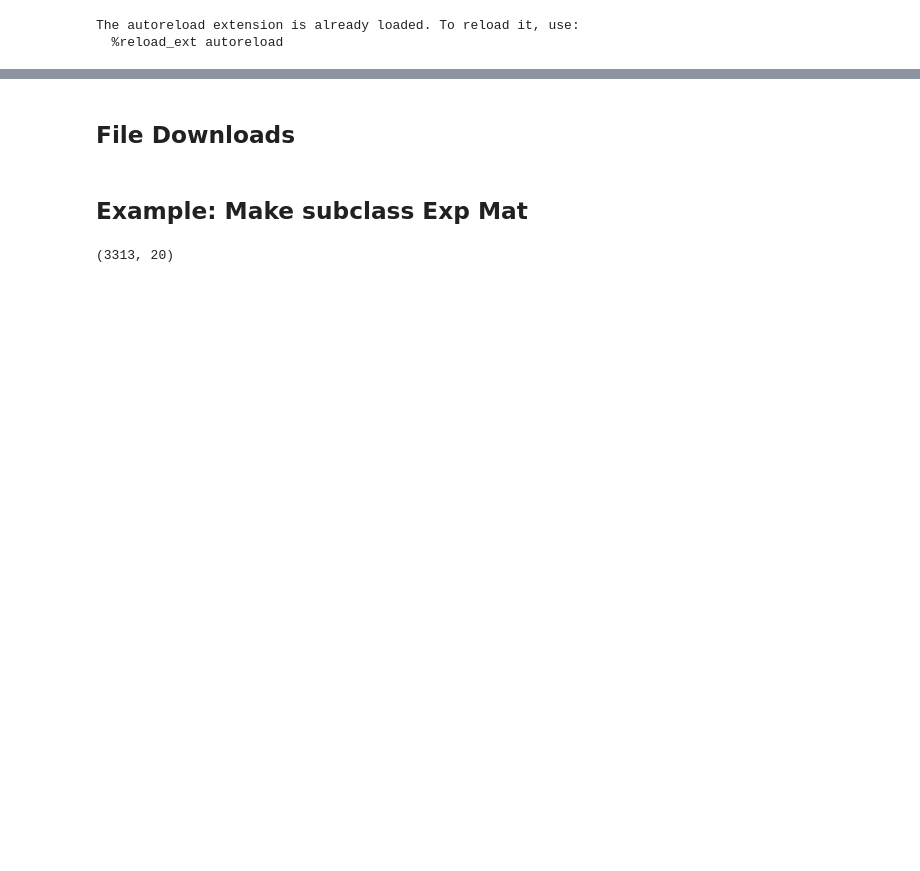
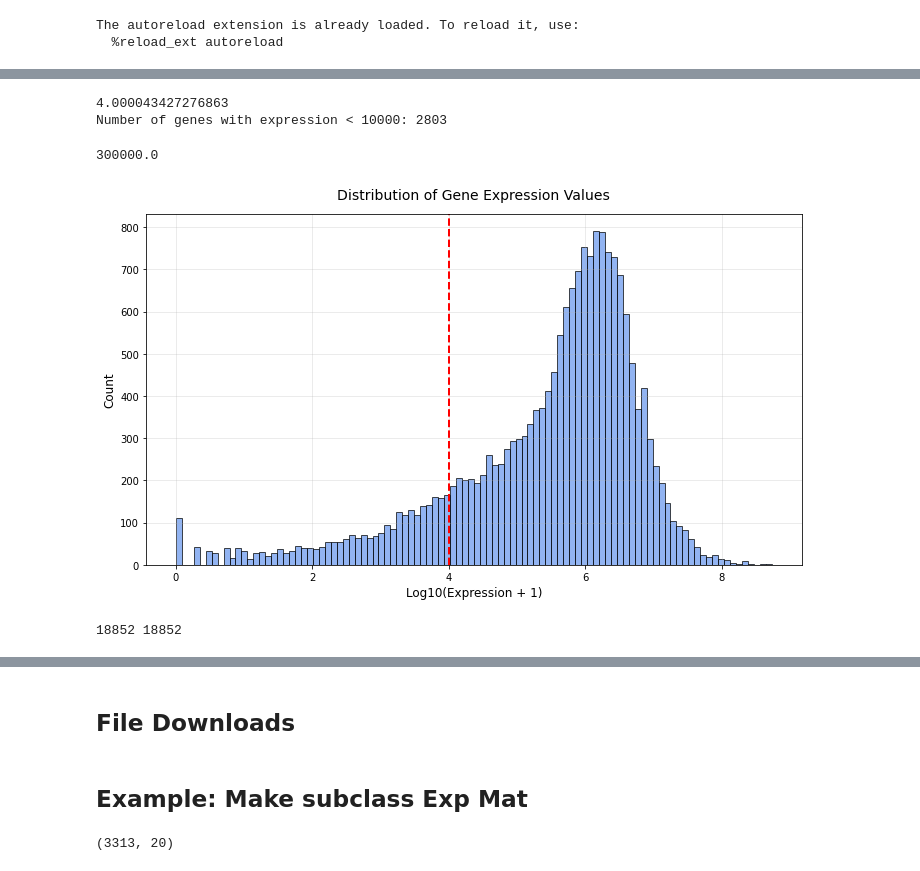
Before and after one commit to explorerwjy/CellTypeBias_VIP, a Jupyter notebook: notebooks/notebook_preprocessing.ipynb, the cells around one changed output, grey strips where cells are left out. Cells and saved outputs as stored; diff of their text form; code cells hidden in the pictures; blank space fills up the shorter version.

```diff
--- a/notebooks/notebook_preprocessing.ipynb
+++ b/notebooks/notebook_preprocessing.ipynb
@@ -23,0 +168,33 @@ fm._load_fontmanager(try_read_cache=False)
+# %%
+LowExpCut = 10000
+LowExpCutLog = np.log10(LowExpCut+1)
+print(LowExpCutLog)
+LowExpGenes = HumanCT_OverallEXP[HumanCT_OverallEXP["Exp"] < LowExpCut].index.tolist()
+NGenesLowExp = len(LowExpGenes)
+print(f"Number of genes with expression < {LowExpCut}: {NGenesLowExp}")
+# %% [output]
+4.000043427276863
+Number of genes with expression < 10000: 2803
+# %%
+0.1 * 3000000
+# %% [output]
+300000.0
+# %%
+plt.figure(figsize=(10, 6))
+plt.hist(np.log10(HumanCT_OverallEXP["Exp"]+1), bins=100, color='cornflowerblue', alpha=0.7, edgecolor='black')
+# add a line at the LowExpCutLog
+plt.axvline(x=LowExpCutLog, color='red', linestyle='--', linewidth=2)
+plt.xlabel('Log10(Expression + 1)', fontsize=12)
+plt.ylabel('Count', fontsize=12)
+plt.title('Distribution of Gene Expression Values', fontsize=14, pad=15)
+plt.grid(True, alpha=0.3)
+plt.tight_layout()
+# %% [output]
+[figure, added]
+# %%
+common_genes = list(set(HumanCT_OverallEXP.index.values) & set(specificity_filt_df_clip.index))
+GeneExp = np.log10(HumanCT_OverallEXP.loc[common_genes, "Exp"]+1)
+GeneAvgSpec = specificity_filt_df_clip.loc[common_genes, :].mean(axis=1)
+print(len(GeneExp), len(GeneAvgSpec))
+# %% [output]
+18852 18852
```
Also changed, not shown: parts of 47 cells of this notebook, 16 other files.
